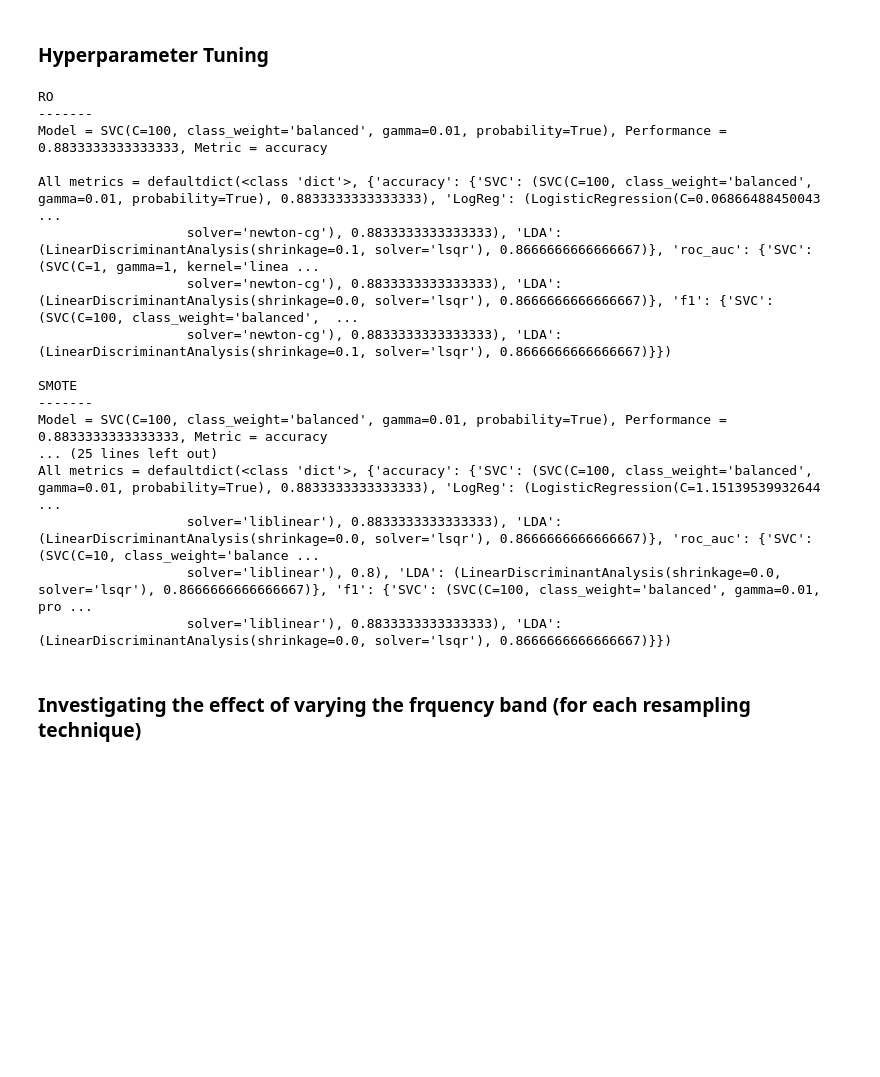
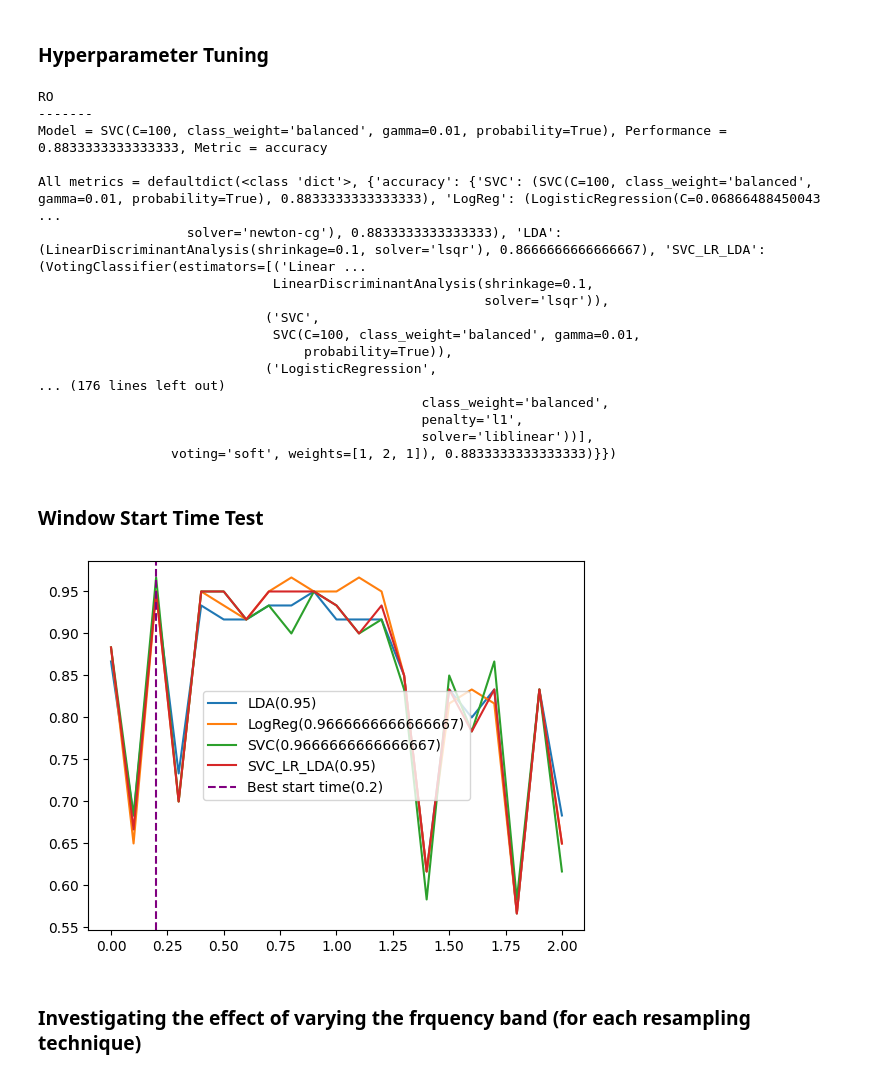
Before and after one commit to alfredsadjei/BCI_COMP_IV, a Jupyter notebook: BCI_COMP_IV_subjectA.ipynb, the cells around one changed output. Saved outputs shown, nothing was run; the diff lists cells and outputs as text; code cells hidden in the pictures; blank space fills up the shorter version.

```diff
--- a/BCI_COMP_IV_subjectA.ipynb
+++ b/BCI_COMP_IV_subjectA.ipynb
@@ -135,7 +165,8 @@ for name, calibData in calibDataStore.items():
     bestMods = tuneModelHyperParams(calibData.iloc[:,:nCols-1],
                                     calibData.iloc[:,nCols-1],
                                     testData_motionIntent.iloc[:,:nCols-1],
-                                    testData_motionIntent.iloc[:,nCols-1])
+                                    testData_motionIntent.iloc[:,nCols-1],
+                                    votingWeights=[1,2,1])
 
     bestModel, bestPerformance = None, 0
 
@@ -158,18 +189,29 @@ RO
 Model = SVC(C=100, class_weight='balanced', gamma=0.01, probability=True), Performance = 0.8833333333333333, Metric = accuracy
 
 All metrics = defaultdict(<class 'dict'>, {'accuracy': {'SVC': (SVC(C=100, class_weight='balanced', gamma=0.01, probability=True), 0.8833333333333333), 'LogReg': (LogisticRegression(C=0.06866488450043 ...
-                   solver='newton-cg'), 0.8833333333333333), 'LDA': (LinearDiscriminantAnalysis(shrinkage=0.1, solver='lsqr'), 0.8666666666666667)}, 'roc_auc': {'SVC': (SVC(C=1, gamma=1, kernel='linea ...
-                   solver='newton-cg'), 0.8833333333333333), 'LDA': (LinearDiscriminantAnalysis(shrinkage=0.0, solver='lsqr'), 0.8666666666666667)}, 'f1': {'SVC': (SVC(C=100, class_weight='balanced',  ...
-                   solver='newton-cg'), 0.8833333333333333), 'LDA': (LinearDiscriminantAnalysis(shrinkage=0.1, solver='lsqr'), 0.8666666666666667)}})
-
-SMOTE
--------
-Model = SVC(C=100, class_weight='balanced', gamma=0.01, probability=True), Performance = 0.8833333333333333, Metric = accuracy
-... (25 lines left out)
-All metrics = defaultdict(<class 'dict'>, {'accuracy': {'SVC': (SVC(C=100, class_weight='balanced', gamma=0.01, probability=True), 0.8833333333333333), 'LogReg': (LogisticRegression(C=1.15139539932644 ...
-                   solver='liblinear'), 0.8833333333333333), 'LDA': (LinearDiscriminantAnalysis(shrinkage=0.0, solver='lsqr'), 0.8666666666666667)}, 'roc_auc': {'SVC': (SVC(C=10, class_weight='balance ...
-                   solver='liblinear'), 0.8), 'LDA': (LinearDiscriminantAnalysis(shrinkage=0.0, solver='lsqr'), 0.8666666666666667)}, 'f1': {'SVC': (SVC(C=100, class_weight='balanced', gamma=0.01, pro ...
-                   solver='liblinear'), 0.8833333333333333), 'LDA': (LinearDiscriminantAnalysis(shrinkage=0.0, solver='lsqr'), 0.8666666666666667)}})
+                   solver='newton-cg'), 0.8833333333333333), 'LDA': (LinearDiscriminantAnalysis(shrinkage=0.1, solver='lsqr'), 0.8666666666666667), 'SVC_LR_LDA': (VotingClassifier(estimators=[('Linear ...
+                              LinearDiscriminantAnalysis(shrinkage=0.1,
+                                                         solver='lsqr')),
+                             ('SVC',
+                              SVC(C=100, class_weight='balanced', gamma=0.01,
+                                  probability=True)),
+                             ('LogisticRegression',
+... (176 lines left out)
+                                                 class_weight='balanced',
+                                                 penalty='l1',
+                                                 solver='liblinear'))],
+                 voting='soft', weights=[1, 2, 1]), 0.8833333333333333)}})
+# %% [markdown]
+### Window Start Time Test
+# %%
+bestEstimator_start_time, W_start_time = testWindowStartTime(dataA,
+                                                             0.7,
+                                                             4,
+                                                             motionIntentComp,
+                                                             idleStateComp,
+                                                             votingWeights=[1,2,1])
+# %% [output]
+[figure, added]
 # %% [markdown]
 ### Investigating the effect of varying the frquency band (for each resampling technique)
 # %%
```
Also changed, not shown: parts of 17 cells of this notebook, 6 other files.
